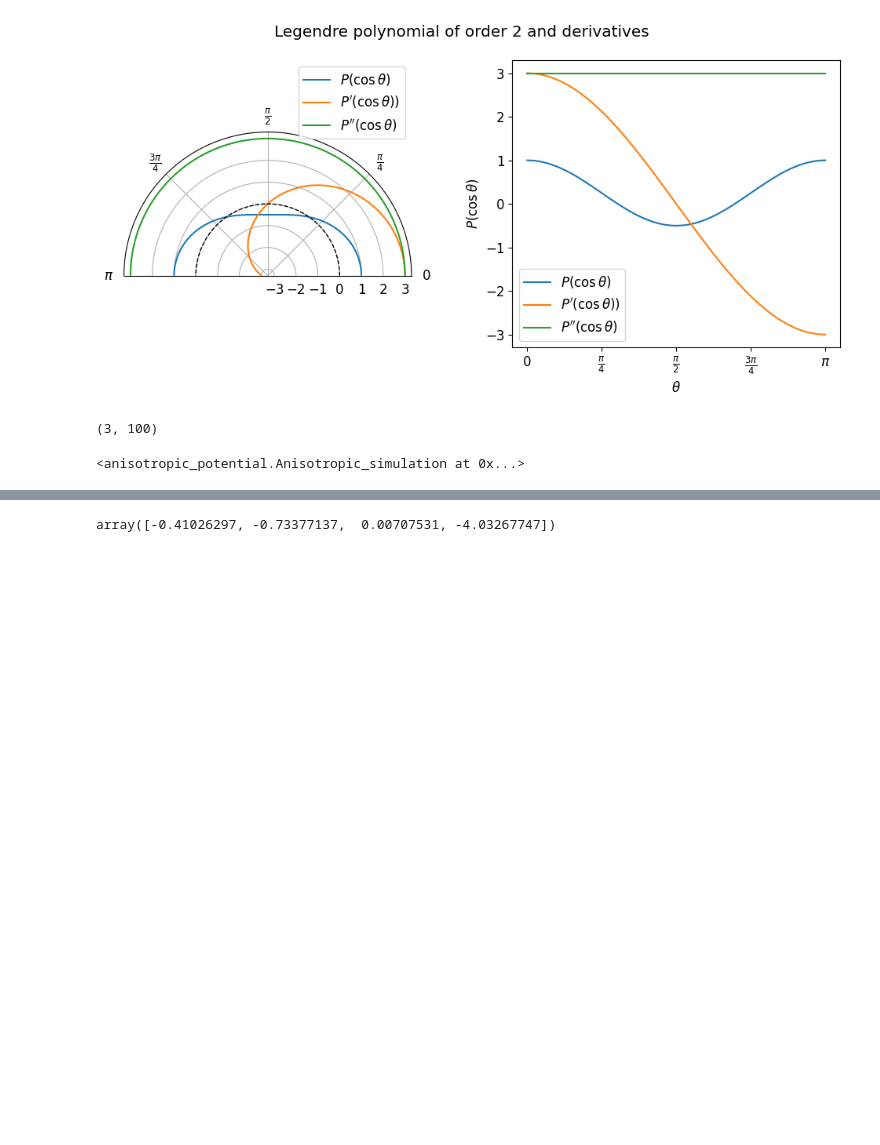
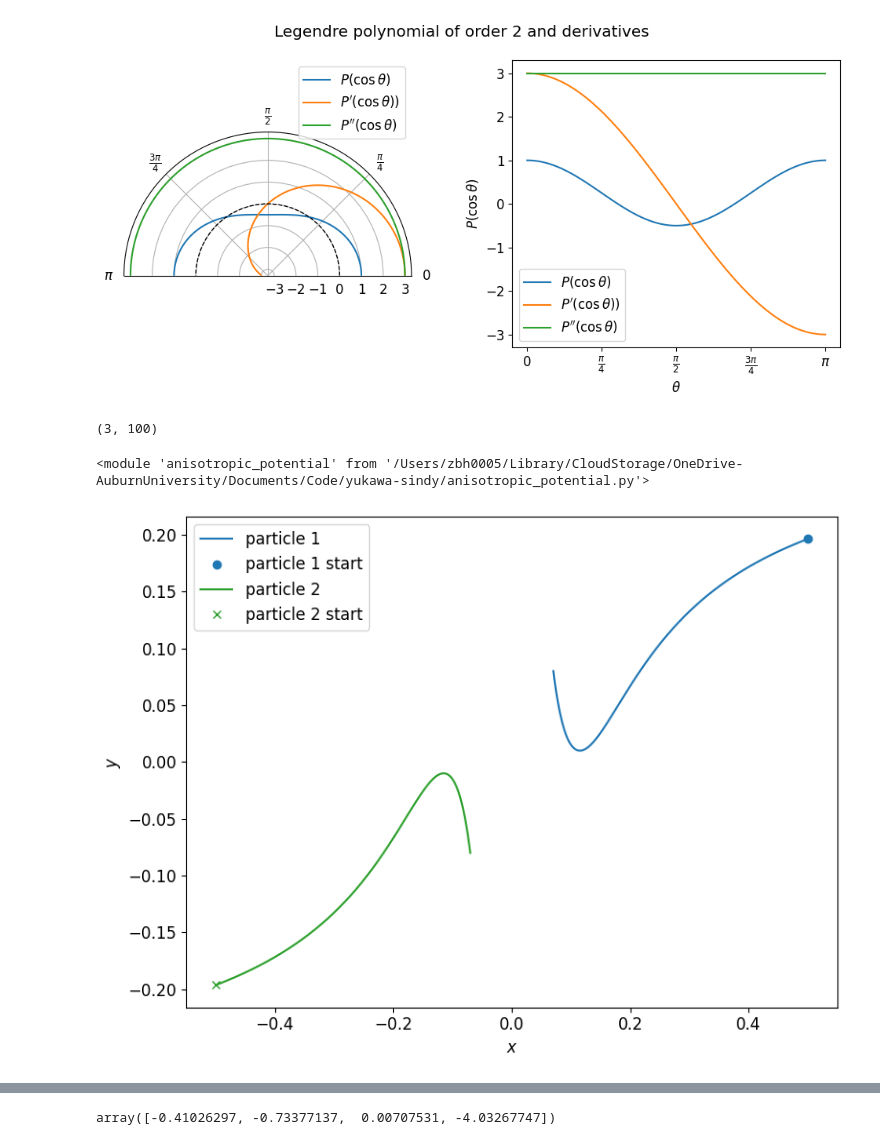
Before and after one commit to zbrookshowe/yukawa-sindy, a Jupyter notebook: anisotropic_potential/anisotropic_potential.ipynb, the cells around one changed output, grey strips where cells are left out. Drawn from its saved outputs; the diff is of its cells as text; code cells hidden in the pictures; blank space fills up the shorter version.

```diff
--- a/anisotropic_potential/anisotropic_potential.ipynb
+++ b/anisotropic_potential/anisotropic_potential.ipynb
@@ -69,14 +64,26 @@ test = legendre_p(order, x, diff_n = 2)
 test.shape
 # %% [output]
 (3, 100)
+# %%
+from importlib import reload
+reload(ap)
+# %% [output]
+<module 'anisotropic_potential' from '/Users/zbh0005/Library/CloudStorage/OneDrive-AuburnUniversity/Documents/Code/yukawa-sindy/anisotropic_potential.py'>
 # %%
-rng=np.random.default_rng(seed=34123)
+# rng=np.random.default_rng(seed=34123)
+rng=None
 sim = ap.Anisotropic_simulation(rng=rng)
 duration = 0.08
-sim.simulate(duration)
-sim.to_cart()
+dt = duration / 1e3
+r0 = 1
+p0 = -10
+theta0 = np.pi/8
+l0 = -2
+x0 = np.array([r0, p0, theta0, l0])
+sim.simulate(duration, dt, x0=x0)
+sim.plot()
 # %% [output]
-<anisotropic_potential.Anisotropic_simulation at 0x...>
+[figure, added]
 # %%
 x       = sim.x_cart[:, 0]
 x0     = sim.x0_cart[0]
```
Also changed, not shown: parts of 2 cells of this notebook, 1 other file.
